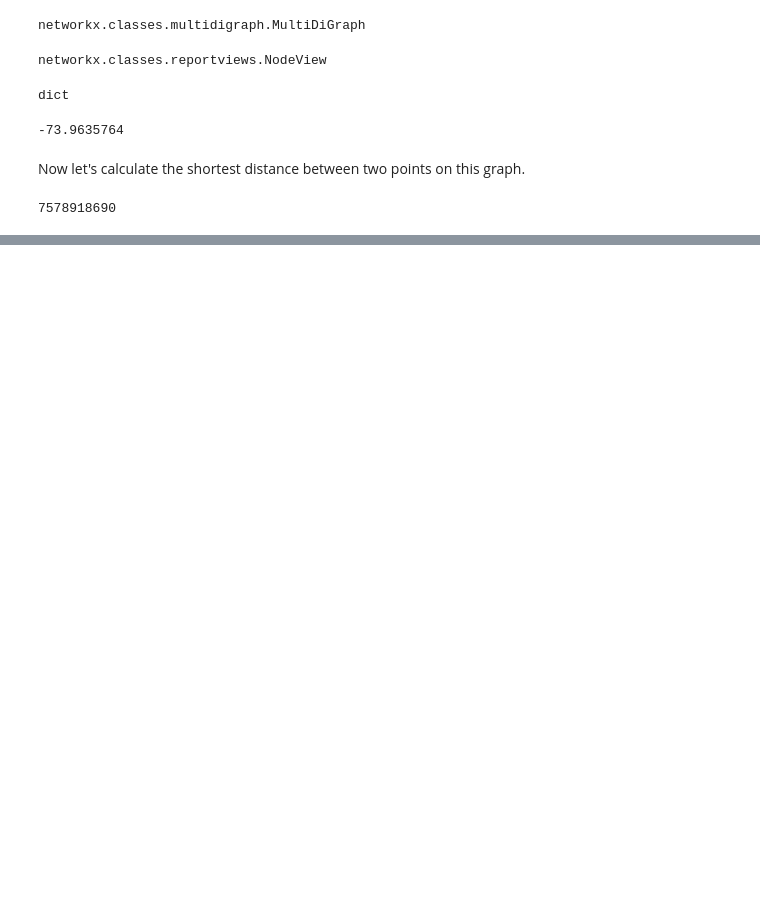
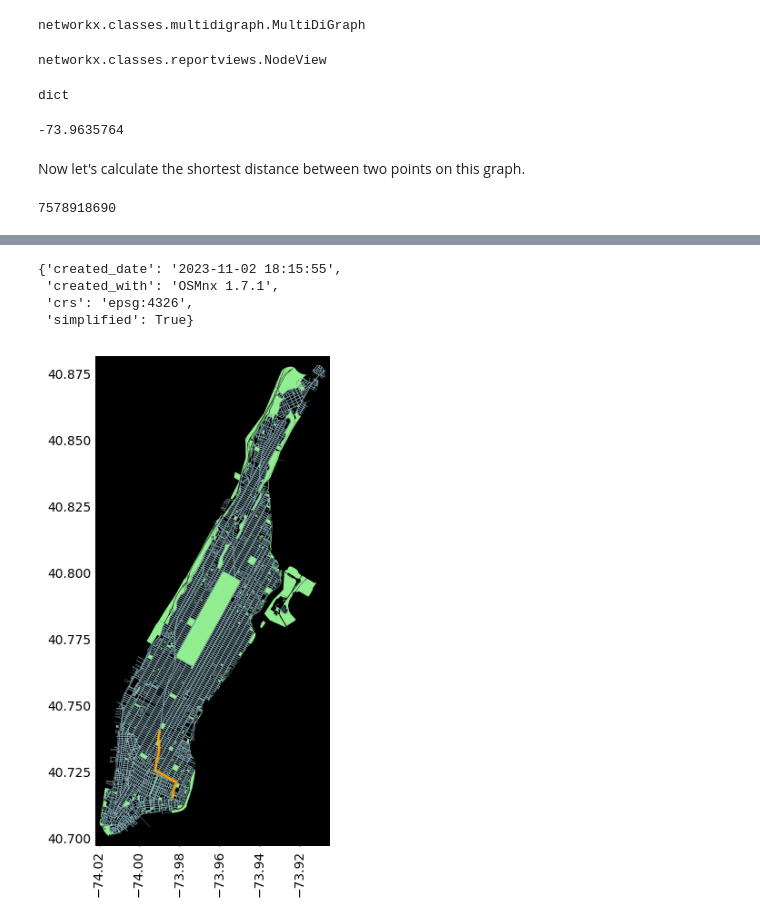
Before and after one commit to ReidelVichot/DSTEP23, a Jupyter notebook: week_10/dstep23_trajectories.ipynb, the cells around one changed output, grey strips where cells are left out. Cells and saved outputs as stored; diff of their text form; code cells hidden in the pictures; blank space fills up the shorter version.

```diff
--- a/week_10/dstep23_trajectories.ipynb
+++ b/week_10/dstep23_trajectories.ipynb
@@ -145,3 +151,23 @@ distance = 4824.88 meters
+# %%
+graph_mn.graph
+# %% [output]
+{'created_date': '2023-11-02 18:15:55',
+ 'created_with': 'OSMnx 1.7.1',
+ 'crs': 'epsg:4326',
+ 'simplified': True}
+# %%
+# -- plot the route
+fig, ax = plt.subplots(figsize=(7, 7))
+ox.plot_graph(graph_mn, node_size=0, edge_linewidth=0.1, edge_color="lightblue", ax=ax, show=False)
+parks.plot(facecolor="lightgreen", ax=ax)
+route_gdf.plot(color="orange", linewidth=2, ax=ax)
+ax.set_facecolor("black")
+ax.xaxis.set_visible(True)
+ax.yaxis.set_visible(True)
+ax.xaxis.set_tick_params(rotation = 90)
+fig.show()
+# %% [output]
+[figure, added]
 # %%
 # -- plot the route
 fig, ax = plt.subplots(figsize=(7, 7))
```
Also changed, not shown: parts of 7 cells of this notebook.
